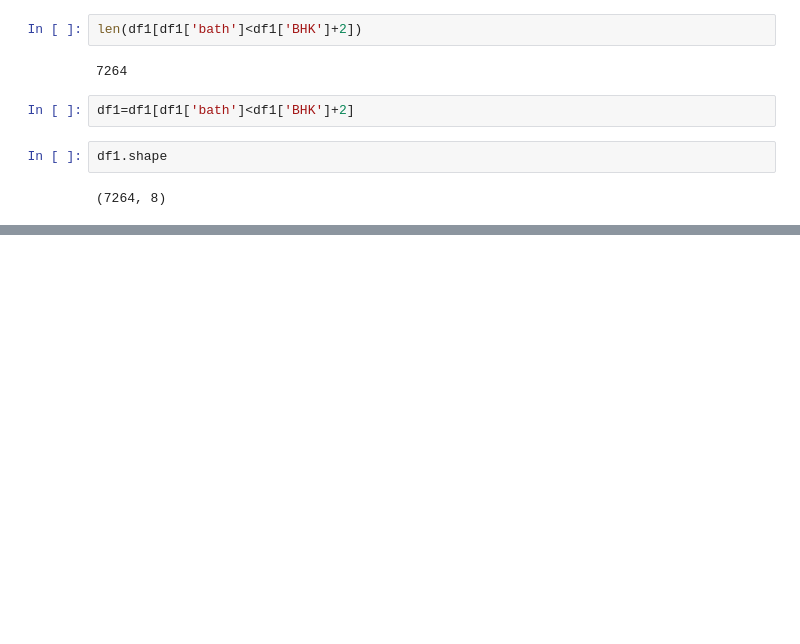
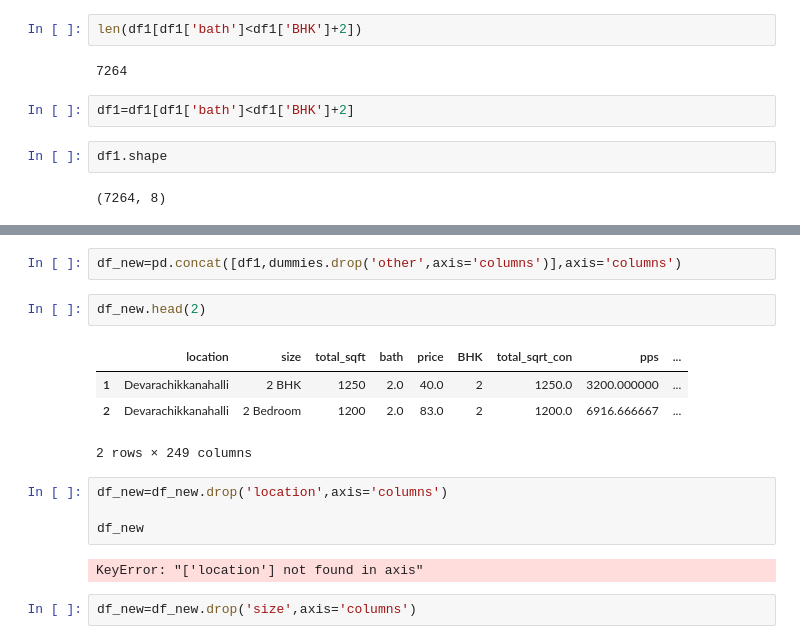
Before and after one commit to ShamindaKanchana/RealEstatePriceForecast, a Jupyter notebook: Notebook/realStatePriceForecast.ipynb, the cells around one changed output, grey strips where cells are left out. Cells and saved outputs as stored; diff of their text form; blank space fills up the shorter version.

```diff
--- a/Notebook/realStatePriceForecast.ipynb
+++ b/Notebook/realStatePriceForecast.ipynb
@@ -410,0 +432,17 @@ df1.shape
+# %%
+df_new=pd.concat([df1,dummies.drop('other',axis='columns')],axis='columns')
+# %%
+df_new.head(2)
+# %% [output]
+|  | location | size | total_sqft | bath | price | BHK | total_sqrt_con | pps | ... |
+| 1 | Devarachikkanahalli | 2 BHK | 1250 | 2.0 | 40.0 | 2 | 1250.0 | 3200.000000 | ... |
+| 2 | Devarachikkanahalli | 2 Bedroom | 1200 | 2.0 | 83.0 | 2 | 1200.0 | 6916.666667 | ... |
+2 rows × 249 columns
+# %%
+df_new=df_new.drop('location',axis='columns')
+
+df_new
+# %% [output]
+KeyError: "['location'] not found in axis"
+# %%
+df_new=df_new.drop('size',axis='columns')
```
Also changed, not shown: parts of 7 cells of this notebook.
